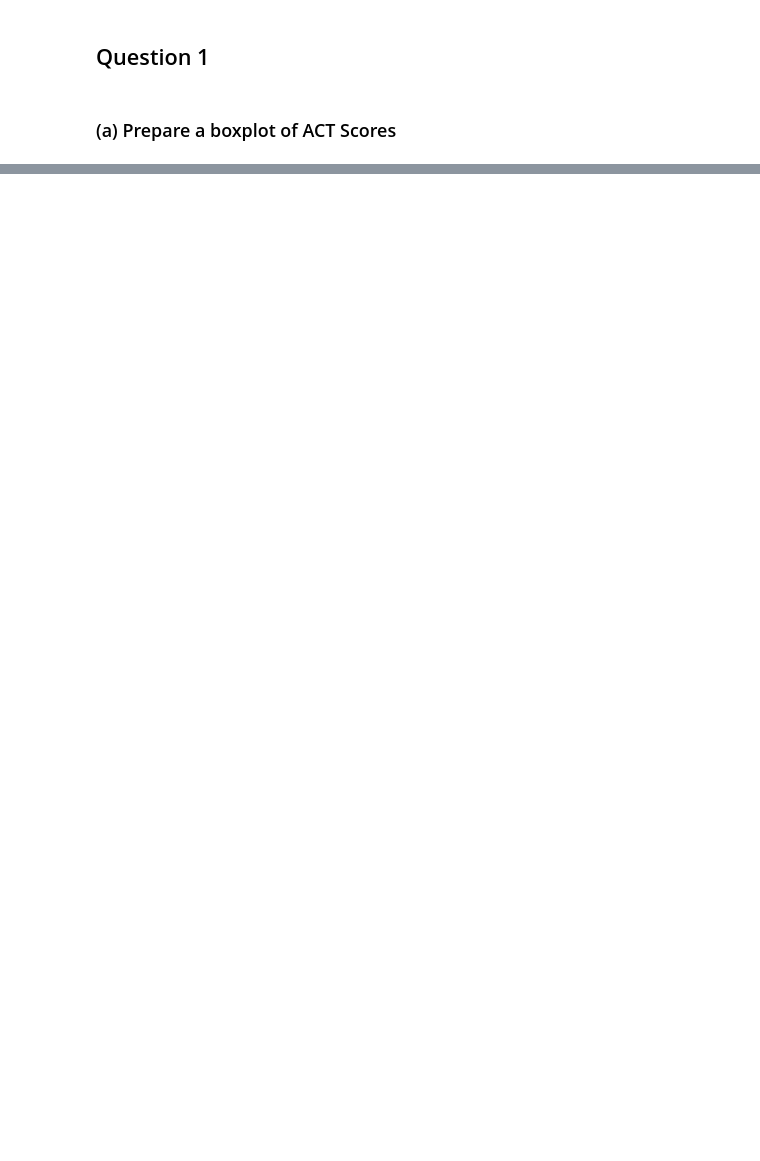
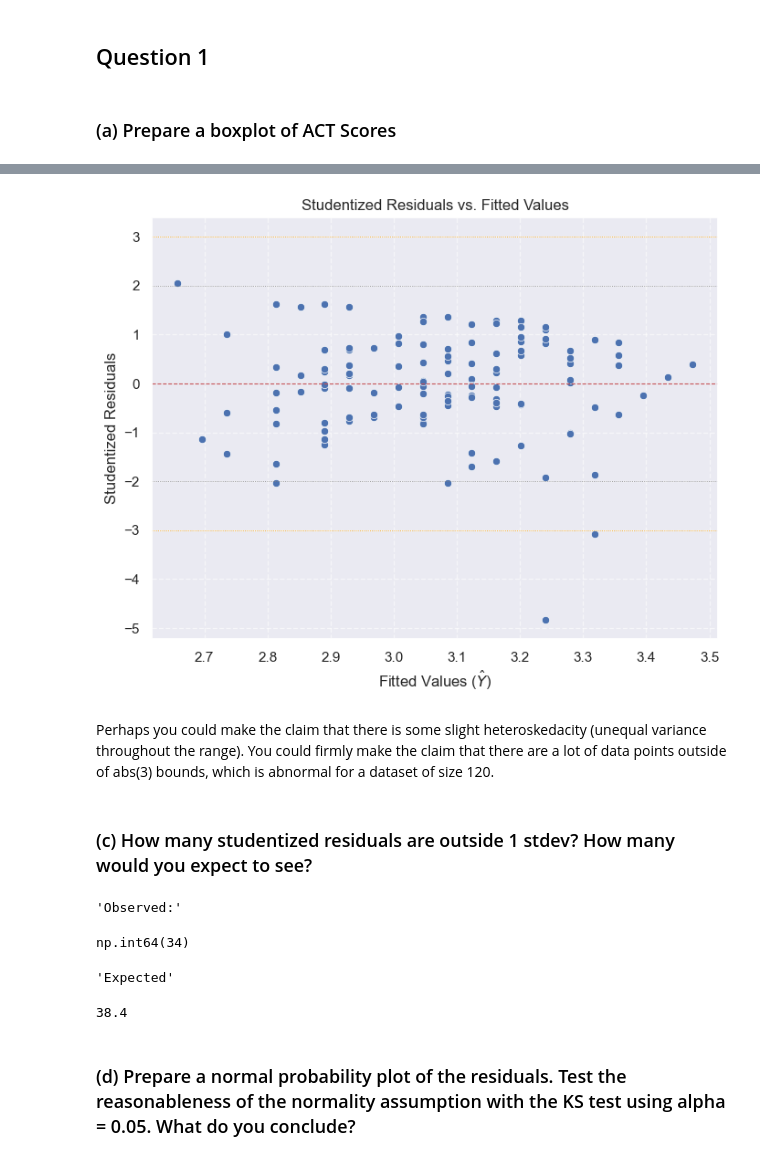
Before and after one commit to akseldkw07/kretsinger, a Jupyter notebook: columbia/STAT4205/hw2.ipynb, the cells around one changed output, grey strips where cells are left out. Drawn from its saved outputs; the diff is of its cells as text; code cells hidden in the pictures; blank space fills up the shorter version.

```diff
--- a/columbia/STAT4205/hw2.ipynb
+++ b/columbia/STAT4205/hw2.ipynb
@@ -46,0 +68,2 @@ class Subplots_TypedDict(t.TypedDict, total=False):
+# %%
+fig, ax = uks_mpl.subplots(1)
@@ -46,0 +82,23 @@ class Subplots_TypedDict(t.TypedDict, total=False):
+# %%
+fig
+# %% [output]
+[figure, added]
+# %% [markdown]
+Perhaps you could make the claim that there is some slight heteroskedacity (unequal variance throughout the range). You could firmly make the claim that there are a lot of data points outside of
+abs(3) bounds, which is abnormal for a dataset of size 120.
+# %% [markdown]
+### (c) How many studentized residuals are outside 1 stdev? How many would you expect to see?
+# %%
+display("Observed:")
+(abs(studentized_residuals) > 1).sum()
+# %% [output]
+'Observed:'
+np.int64(34)
+# %%
+display("Expected")
+len(df) * 0.32
+# %% [output]
+'Expected'
+38.4
+# %% [markdown]
+### (d) Prepare a normal probability plot of the residuals. Test the reasonableness of the normality assumption with the KS test using alpha = 0.05. What do you conclude?
```
Also changed, not shown: parts of 91 cells of this notebook, 4 other files.
